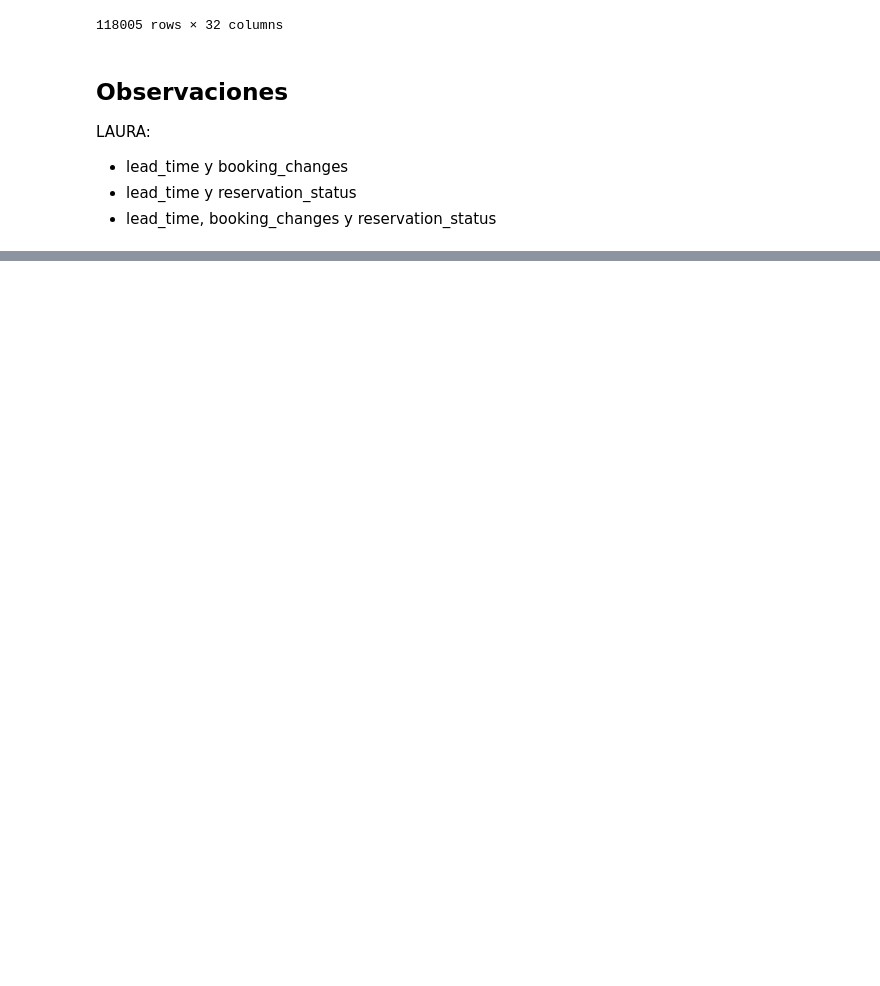
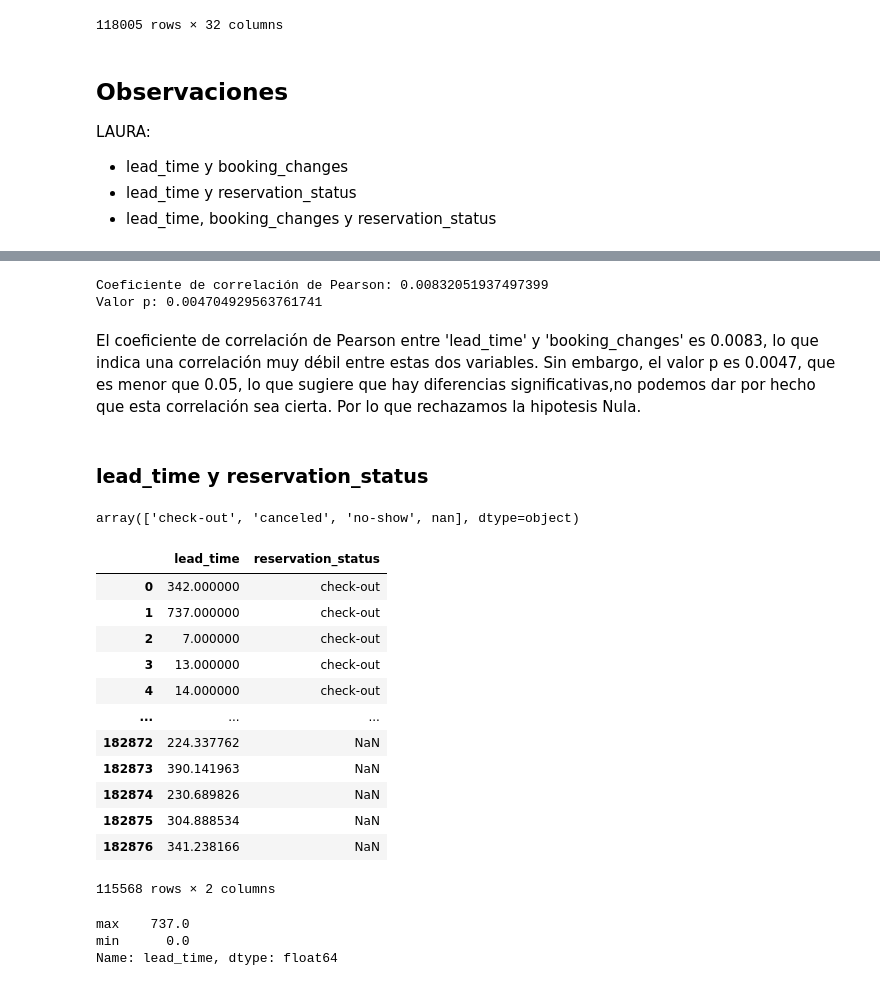
Before and after one commit to icorreald/project-da-promo-g-modulo-4-equipo-1, a Jupyter notebook: notebooks-trabajo/1-8.ipynb, the cells around one changed output, grey strips where cells are left out. Cells and saved outputs as stored; diff of their text form; code cells hidden in the pictures; blank space fills up the shorter version.

```diff
--- a/notebooks-trabajo/1-8.ipynb
+++ b/notebooks-trabajo/1-8.ipynb
@@ -245,0 +332,44 @@ Name: reservation_status, dtype: int64
+# %%
+# Eliminar filas con valores NaN en ambas columnas
+final_cleaned = final.dropna(subset=['lead_time', 'booking_changes'])
+
+# Calcular la correlación de Pearson
+correlation, p_value = pearsonr(final_cleaned['lead_time'], final_cleaned['booking_changes'])
+
+print("Coeficiente de correlación de Pearson:", correlation)
+print("Valor p:", p_value)
+# %% [output]
+Coeficiente de correlación de Pearson: 0.00832051937497399
+Valor p: 0.004704929563761741
+# %% [markdown]
+El coeficiente de correlación de Pearson entre 'lead_time' y 'booking_changes' es 0.0083, lo que indica una correlación muy débil entre estas dos variables. Sin embargo, el valor p es 0.0047, que es menor que 0.05, lo que sugiere que hay diferencias significativas,no podemos dar por hecho que esta correlación sea cierta.
+Por lo que rechazamos la hipotesis Nula.
+# %% [markdown]
+### lead_time y reservation_status
+# %%
+final["reservation_status"].unique()
+# %% [output]
+array(['check-out', 'canceled', 'no-show', nan], dtype=object)
+# %%
+final[["lead_time","reservation_status"]]
+# %% [output]
+|  | lead_time | reservation_status |
+| 0 | 342.000000 | check-out |
+| 1 | 737.000000 | check-out |
+| 2 | 7.000000 | check-out |
+| 3 | 13.000000 | check-out |
+| 4 | 14.000000 | check-out |
+| ... | ... | ... |
+| 182872 | 224.337762 | NaN |
+| 182873 | 390.141963 | NaN |
+| 182874 | 230.689826 | NaN |
+| 182875 | 304.888534 | NaN |
+| 182876 | 341.238166 | NaN |
+115568 rows × 2 columns
+# %%
+lead_time_max_min = final["lead_time"].agg(["max", "min"])
+lead_time_max_min
+# %% [output]
+max    737.0
+min      0.0
+Name: lead_time, dtype: float64
```
Also changed, not shown: parts of 18 cells of this notebook, 1 other file.
